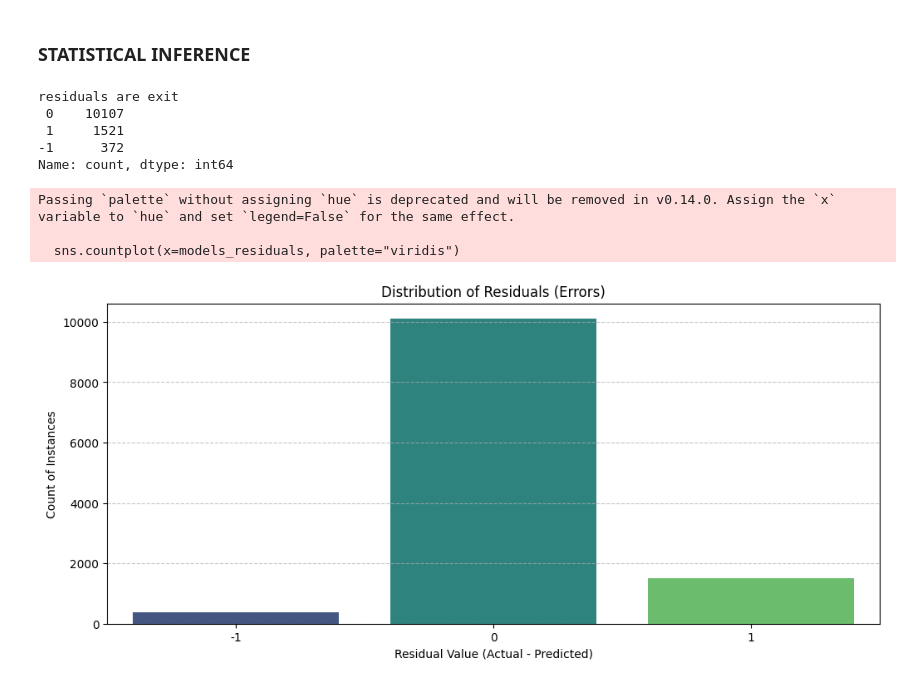
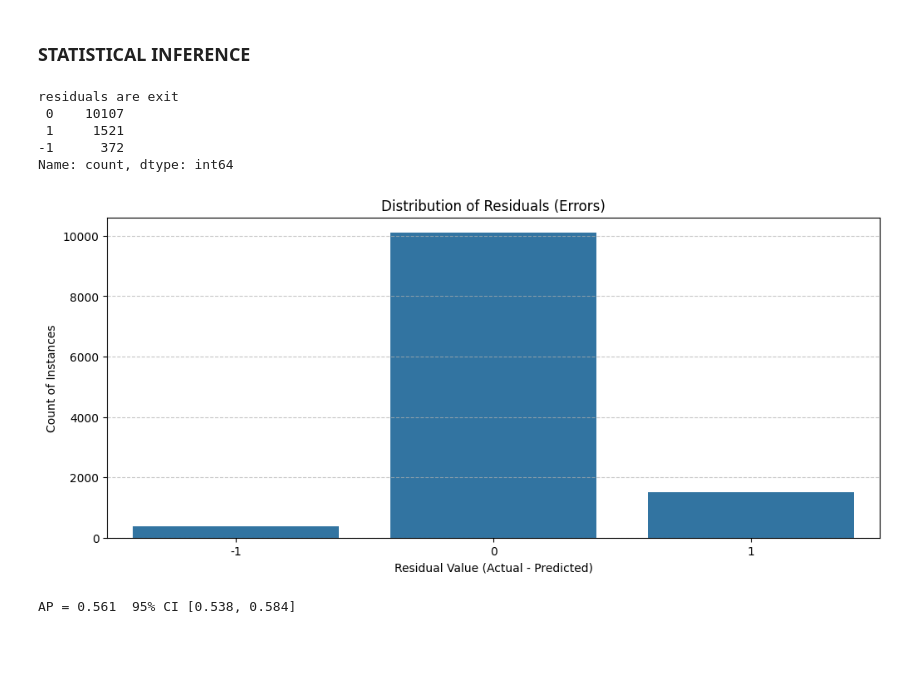
Before and after one commit to mosesdorri-gif/Customer-churn-Prediction, a Jupyter notebook: ML_P_1.ipynb, the cells around one changed output. Cells and saved outputs as stored; diff of their text form; code cells hidden in the pictures; blank space fills up the shorter version.

```diff
--- a/ML_P_1.ipynb
+++ b/ML_P_1.ipynb
@@ -286,22 +287,37 @@ Length: 3308, dtype: float64
 # %%
 residual_counts = models_residuals.value_counts()
 print('residuals are', residual_counts)
 
 
 plt.figure(figsize=(12, 5))
-sns.countplot(x=models_residuals, palette="viridis")
+sns.countplot(x=models_residuals)
 plt.title("Distribution of Residuals (Errors)")
 plt.xlabel("Residual Value (Actual - Predicted)")
 plt.ylabel("Count of Instances")
 plt.grid(axis='y', linestyle='--', alpha=0.7)
 plt.show()
 # %% [output]
 residuals are exit
  0    10107
  1     1521
 -1      372
 Name: count, dtype: int64
-Passing `palette` without assigning `hue` is deprecated and will be removed in v0.14.0. Assign the `x` variable to `hue` and set `legend=False` for the same effect.
-
-  sns.countplot(x=models_residuals, palette="viridis")
-[figure, old version]
+[figure, new version]
+# %%
+from sklearn.metrics import average_precision_score
+
+rng = np.random.default_rng(42)
+y = np.asarray(y_test)
+scores = np.asarray(y_prob)
+
+boot = []
+for _ in range(2000):
+    idx = rng.integers(0, len(y), len(y))
+    if y[idx].sum() == 0:
+        continue
+    boot.append(average_precision_score(y[idx], scores[idx]))
+
+lo, hi = np.percentile(boot, [2.5, 97.5])
+print(f"AP = {average_precision_score(y, scores):.3f}  95% CI [{lo:.3f}, {hi:.3f}]")
+# %% [output]
+AP = 0.561  95% CI [0.538, 0.584]
```
Also changed, not shown: parts of 1 cell of this notebook.
